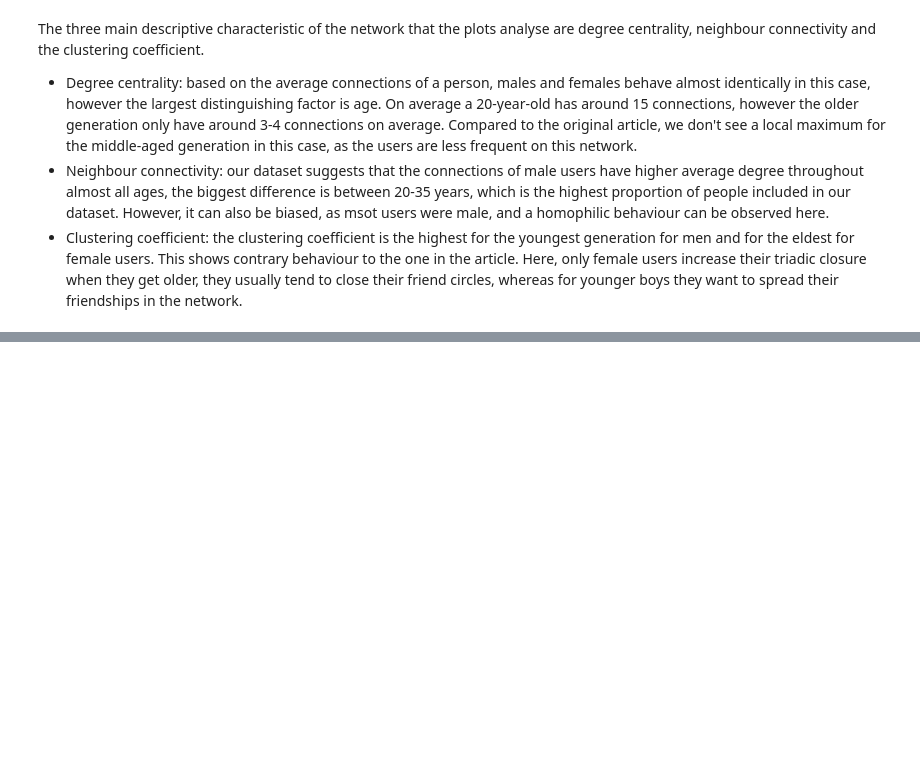
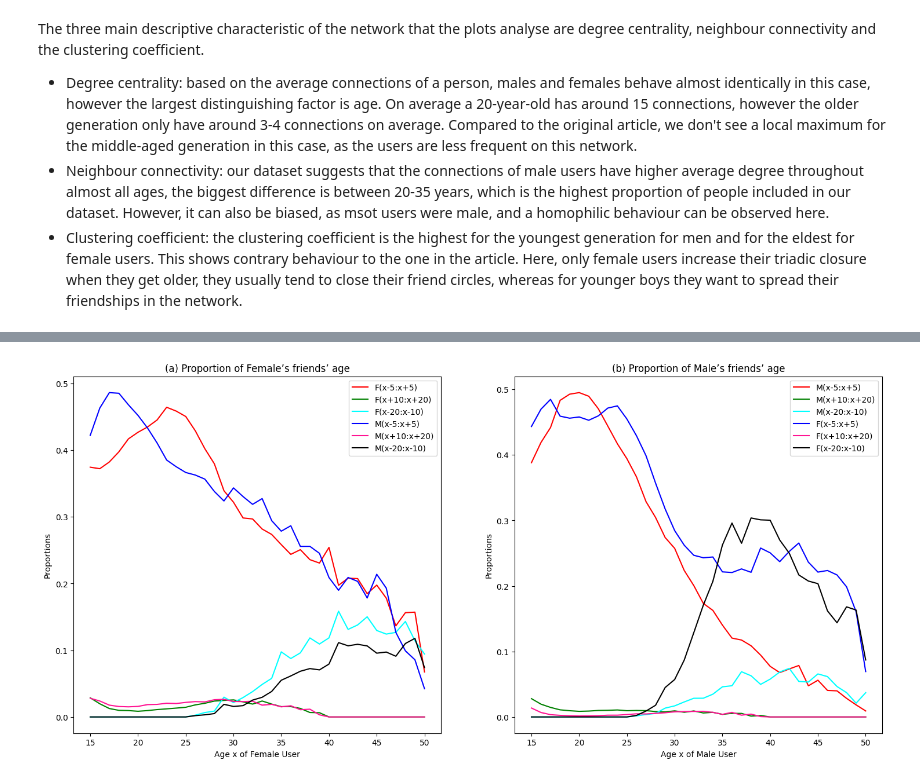
Before and after one commit to mbalint9901/empirikus_penzugyek, a Jupyter notebook: empirikus_penzugyek_hf3.ipynb, the cells around one changed output, grey strips where cells are left out. Cells and saved outputs as stored; diff of their text form; code cells hidden in the pictures; blank space fills up the shorter version.

```diff
--- a/empirikus_penzugyek_hf3.ipynb
+++ b/empirikus_penzugyek_hf3.ipynb
@@ -49,0 +56,4 @@ dv.plot_figure_five(edges_w_features, normalize="rowsum")
+# %%
+dv.plot_figure_six(edges_w_features)
+# %% [output]
+[figure, added]
```
Also changed, not shown: parts of 6 cells of this notebook, 2 other files.
